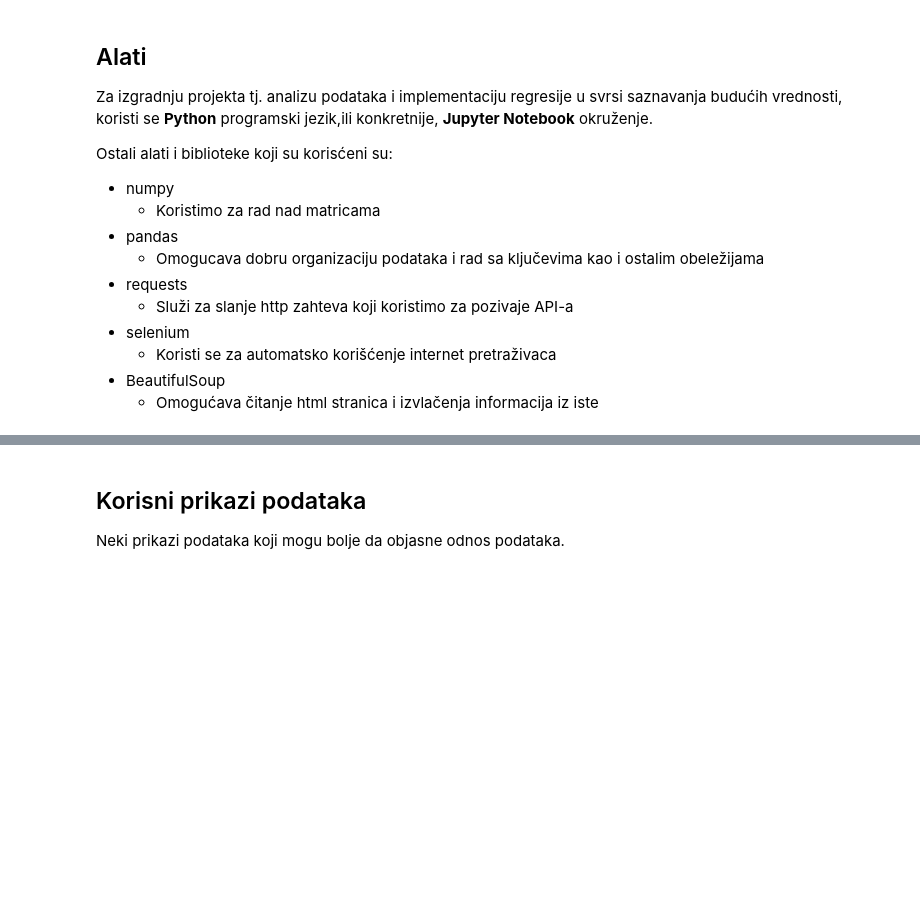
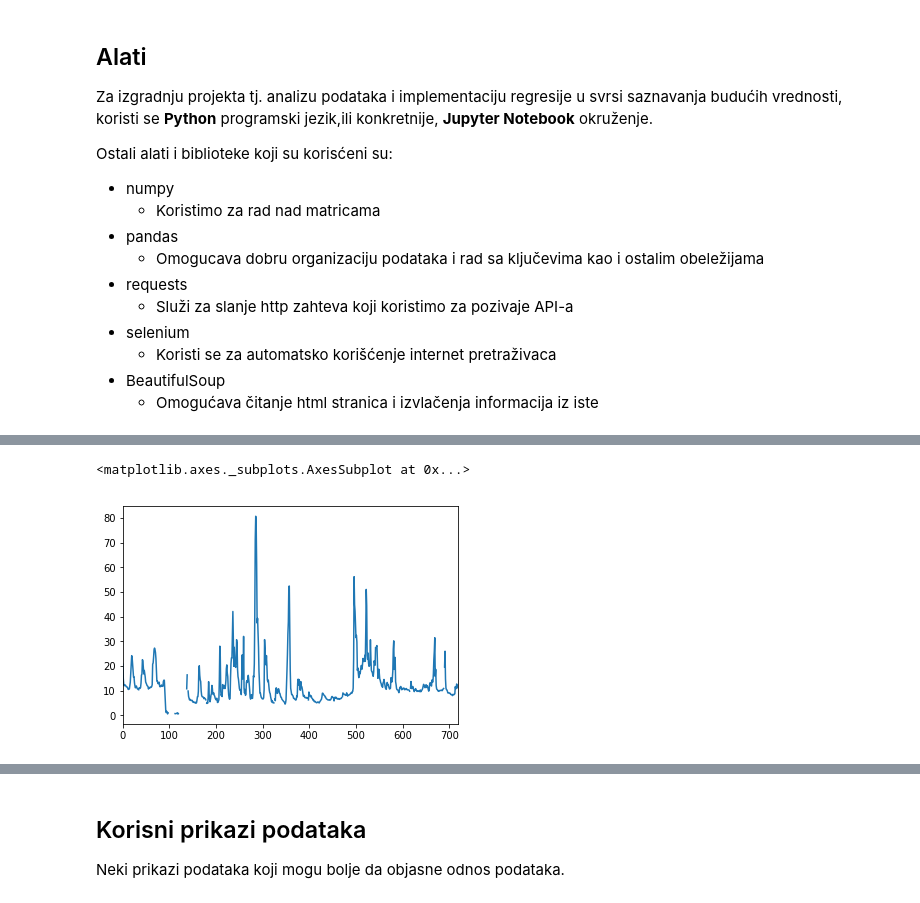
Before and after one commit to Selich/Serbian-Airquality, a Jupyter notebook: Analiza i predvidjanje kvaliteta vazduha u Novom Sadu - Specifikacija Projekta.ipynb, the cells around one changed output, grey strips where cells are left out. Drawn from its saved outputs; the diff is of its cells as text; code cells hidden in the pictures; blank space fills up the shorter version.

Commit message:
Added some images

```diff
--- a/Analiza i predvidjanje kvaliteta vazduha u Novom Sadu - Specifikacija Projekta.ipynb
+++ b/Analiza i predvidjanje kvaliteta vazduha u Novom Sadu - Specifikacija Projekta.ipynb
@@ -74,0 +223,3 @@ df.head()
+# %%
+df = pd.merge(df_vreme, df_kvalitet, on="Vreme")
+df.head()
@@ -74,0 +312,5 @@ df.head()
+# %%
+df["SO2 [ug.m-3]"].plot()
+# %% [output]
+<matplotlib.axes._subplots.AxesSubplot at 0x...>
+[figure, added]
```
Also changed, not shown: parts of 48 cells of this notebook, 26 other files.
